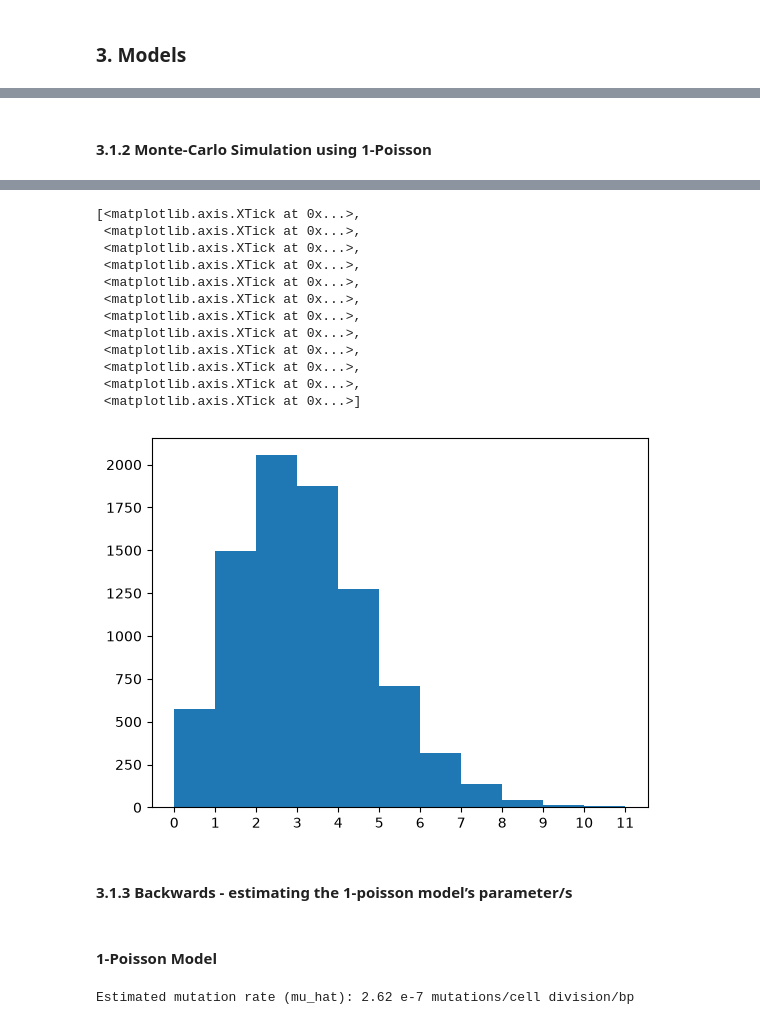
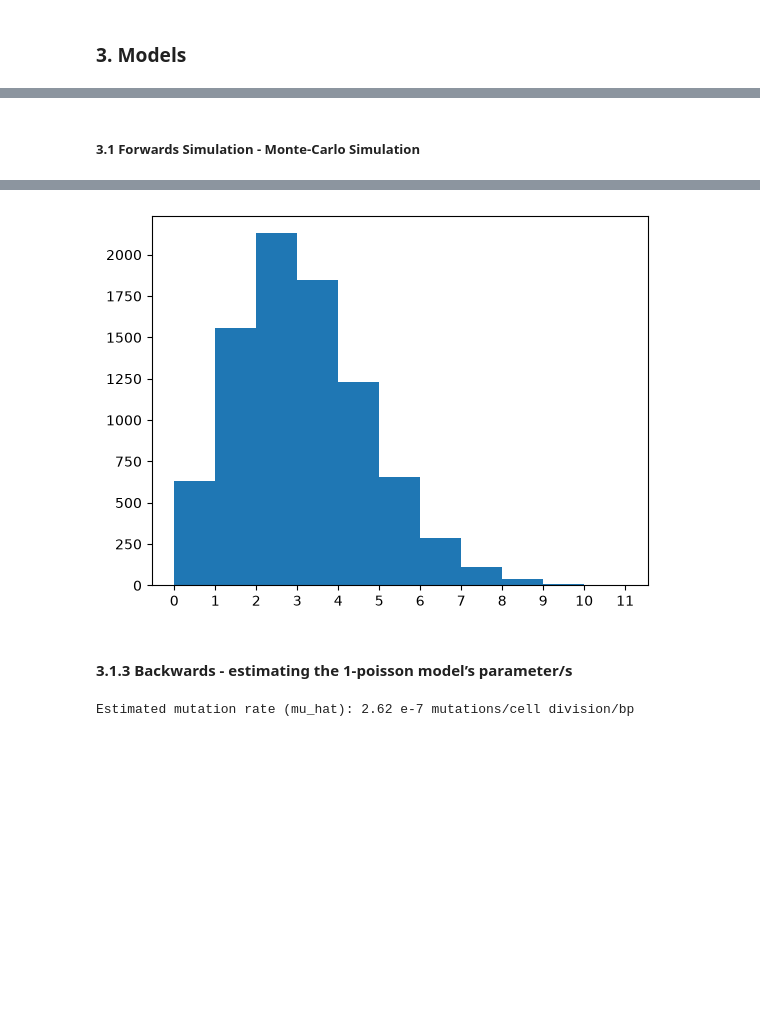
Before and after one commit to atomsim/cb2330-PRO1-Pair23, a Jupyter notebook: project.ipynb, the cells around one changed output, grey strips where cells are left out. Drawn from its saved outputs; the diff is of its cells as text; code cells hidden in the pictures; blank space fills up the shorter version.

```diff
--- a/project.ipynb
+++ b/project.ipynb
@@ -162,3 +221,10 @@ def fraction_zero(counts):
+# %%
+rprt_one_poisson_lambda = 2.652
+rprt_two_poisson_lambda_low = 0.402
+rprt_two_poisson_lambda_high = 3.897
+
+genome_size = int(1.02E+07)
+genome_size_lineages = [10926041,10034503,10099122,10889177,11040018,9684038,10209723,10826564]
 # %% [markdown]
 ### 1. Read Files
 # %%
@@ -208,14 +268,9 @@ for count in counts:
 
 mean_count = mean(counts)
 sigma = std_dev(counts)
-variance = sigma ** 2
+rprt_variance = sigma ** 2
+rprt_zeros = counts.count(0)
 mutation_rate = mean_count/genome_size
-print(f"Mean: {mean_count} mutations/cell division")
-print(f"Mean: {mutation_rate} mutations/cell division/bp")
-print(f"Standard Deviation: {sigma}")
-print(f"Variance: {variance}")
-print("Variance is higher than mean, thus overdispersed")
-
 # mutation_prob =  [ mutation_count/sum(mutation_counts) for mutation_count in mutation_counts ]
 
 fig, ax = plt.subplots()
@@ -275,39 +307,26 @@ NLL Score 199.2531745069619
 # %% [markdown]
-#### 3.1.2 Monte-Carlo Simulation using 1-Poisson
+##### 3.1 Forwards Simulation - Monte-Carlo Simulation
 # %%
-def simuate_count(lam, state):
-    state = lcg(state, A_LCG, C_LCG, M_LCG)
-    r = state/M_LCG
-    total = poisson(0, lam)
-    k = 0
-    while r > total:
-        k += 1
-        total = total + poisson(k, lam)
-    return k, state
-
 cell_divisions = 85
 state = seed
 
-def experiment(lam, cell_divisions, state):
-    simulated_counts = [0] * cell_divisions
-
-    for i in range(len(simulated_counts)):
-        sim_count, state = simuate_count(lam, state)
-        simulated_counts[i] = (sim_count)
-
-    return simulated_counts, state
-
-simulated_runs = []
+simulated_runs_oneP = []
+sim_oneP_devs = []
+sim_oneP_zeros = []
+sim_oneP_sums = []
 
 for i in range(100):
-    simulated_counts, state = experiment(theta_hat, cell_divisions, state)
-    simulated_runs.append(simulated_counts)
-    deviation = std_dev(simulated_counts)
-    zeros = fraction_zero(simulated_counts)
-    print(deviation ** 2, zeros, mean(simulated_counts))
+    simulated_counts, state = experiment_oneP(rprt_one_poisson_lambda, cell_divisions, state)
+    simulated_runs_oneP.append(simulated_counts)
+    sim_oneP_devs.append(std_dev(simulated_counts))
+    sim_oneP_zeros.append(fraction_zero(simulated_counts) * 85)
+
+print(mean(sim_oneP_devs) ** 2, rprt_variance)
+print(mean(sim_oneP_devs))
+print(mean(sim_oneP_zeros), rprt_zeros)
 
 fig, ax = plt.subplots()
-simulated_runs_flat = [y for x in simulated_runs for y in x]
-ax.hist(simulated_runs_flat, bins=range(min(simulated_runs_flat), max(simulated_runs_flat)+1, 1))
-ax.set_xticks((range(min(simulated_runs_flat), max(simulated_runs_flat)+1, 1)))
+simulated_runs_oneP_flat = [y for x in simulated_runs_oneP for y in x]
+ax.hist(simulated_runs_oneP_flat, bins=range(min(simulated_runs_oneP_flat), max(simulated_runs_oneP_flat)+1, 1))
+ax.set_xticks((range(min(simulated_runs_oneP_flat), max(simulated_runs_oneP_flat)+1, 1)));
 # %% [output]
@@ -331,20 +336,6 @@ ax.set_xticks((range(min(simulated_runs_flat), max(simulated_runs_flat)+1, 1)))
-[<matplotlib.axis.XTick at 0x...>,
- <matplotlib.axis.XTick at 0x...>,
- <matplotlib.axis.XTick at 0x...>,
- <matplotlib.axis.XTick at 0x...>,
- <matplotlib.axis.XTick at 0x...>,
- <matplotlib.axis.XTick at 0x...>,
- <matplotlib.axis.XTick at 0x...>,
- <matplotlib.axis.XTick at 0x...>,
- <matplotlib.axis.XTick at 0x...>,
- <matplotlib.axis.XTick at 0x...>,
- <matplotlib.axis.XTick at 0x...>,
- <matplotlib.axis.XTick at 0x...>]
-[figure, old version]
+[figure, new version]
 # %% [markdown]
 #### 3.1.3 Backwards - estimating the 1-poisson model’s parameter/s
-# %% [markdown]
-#### 1-Poisson Model
 # %%
 mu_candidates = np.arange(0.02, 5, 0.02).tolist()
 
```
Also changed, not shown: parts of 18 cells of this notebook.
